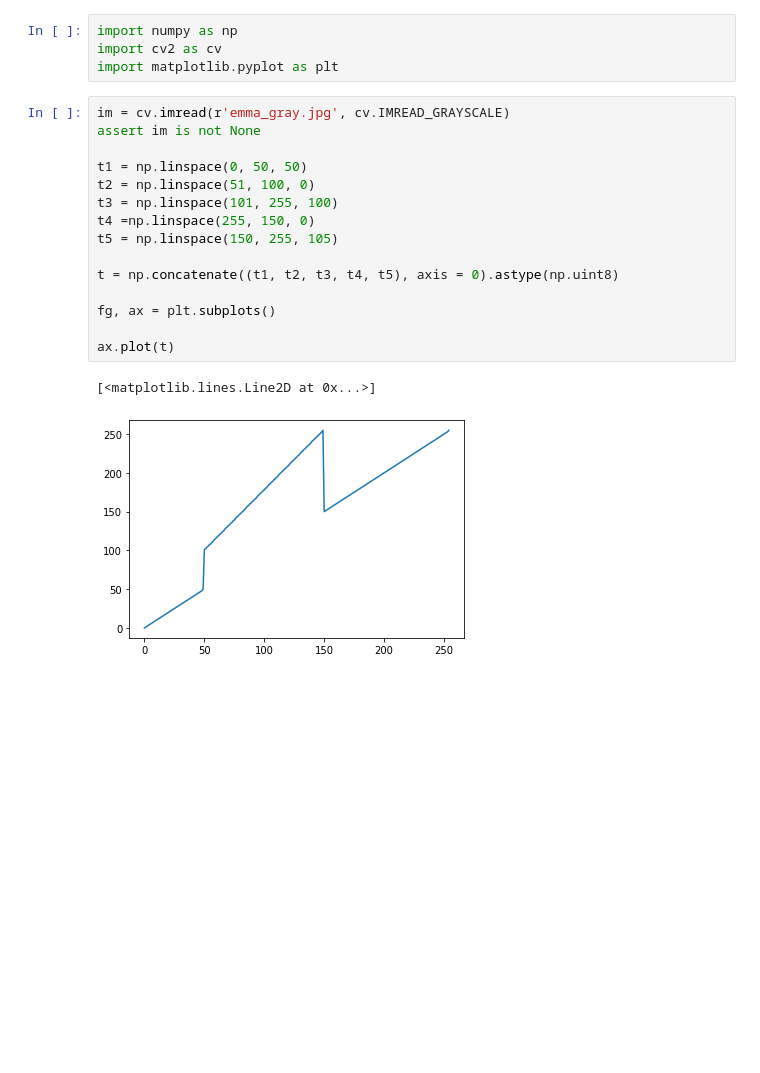
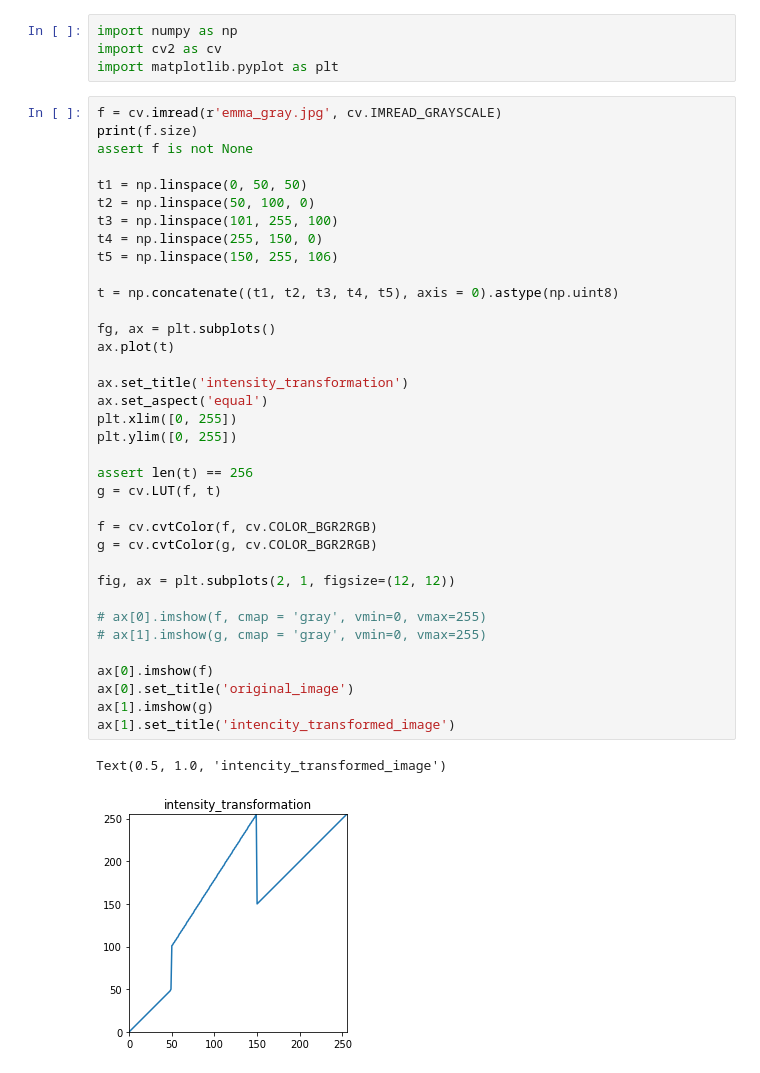
Before and after one commit to Thilanka1999/Computer-Vision-and-Image-Processing, a Jupyter notebook: assignment 1/As1.ipynb, the cells around one changed output. Drawn from its saved outputs; the diff is of its cells as text; blank space fills up the shorter version.

Commit message:
add the intensity transformation to emma gray image

```diff
--- a/assignment 1/As1.ipynb
+++ b/assignment 1/As1.ipynb
@@ -3,20 +3,41 @@ import numpy as np
 import cv2 as cv
 import matplotlib.pyplot as plt
 # %%
-im = cv.imread(r'emma_gray.jpg', cv.IMREAD_GRAYSCALE)
-assert im is not None
+f = cv.imread(r'emma_gray.jpg', cv.IMREAD_GRAYSCALE)
+print(f.size)
+assert f is not None
 
 t1 = np.linspace(0, 50, 50)
-t2 = np.linspace(51, 100, 0)
+t2 = np.linspace(50, 100, 0)
 t3 = np.linspace(101, 255, 100)
-t4 =np.linspace(255, 150, 0)
-t5 = np.linspace(150, 255, 105)
+t4 = np.linspace(255, 150, 0)
+t5 = np.linspace(150, 255, 106)
 
 t = np.concatenate((t1, t2, t3, t4, t5), axis = 0).astype(np.uint8)
 
 fg, ax = plt.subplots()
+ax.plot(t)
 
-ax.plot(t)
+ax.set_title('intensity_transformation')
+ax.set_aspect('equal')
+plt.xlim([0, 255])
+plt.ylim([0, 255])
+
+assert len(t) == 256
+g = cv.LUT(f, t)
+
+f = cv.cvtColor(f, cv.COLOR_BGR2RGB)
+g = cv.cvtColor(g, cv.COLOR_BGR2RGB)
+
+fig, ax = plt.subplots(2, 1, figsize=(12, 12))
+
+# ax[0].imshow(f, cmap = 'gray', vmin=0, vmax=255)
+# ax[1].imshow(g, cmap = 'gray', vmin=0, vmax=255)
+
+ax[0].imshow(f)
+ax[0].set_title('original_image')
+ax[1].imshow(g)
+ax[1].set_title('intencity_transformed_image')
 # %% [output]
-[<matplotlib.lines.Line2D at 0x...>]
+Text(0.5, 1.0, 'intencity_transformed_image')
-[figure, old version]
+[figure, new version]
```
Also changed, not shown: parts of 1 cell of this notebook.
